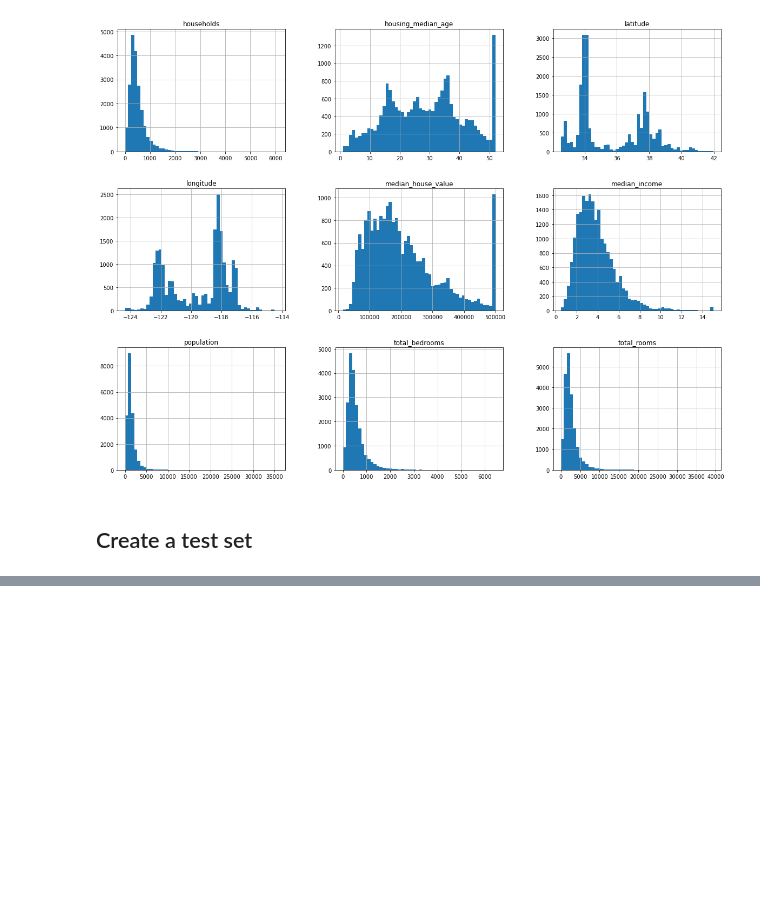
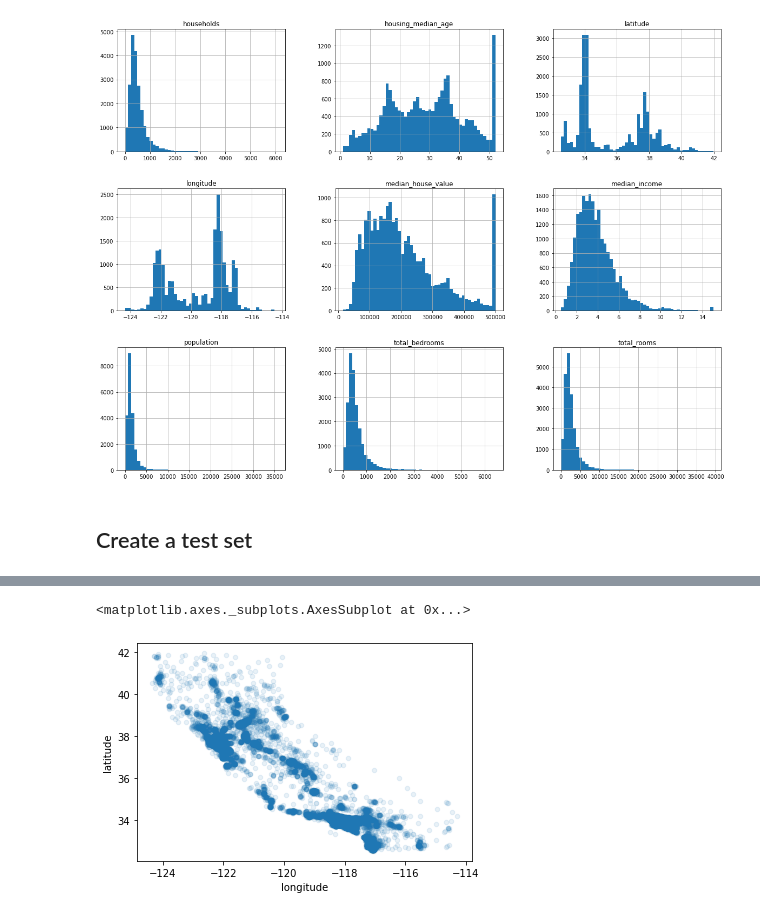
Before and after one commit to RenanNascimento/machine-learning, a Jupyter notebook: projects/housing-price/housing_price.ipynb, the cells around one changed output, grey strips where cells are left out. Cells and saved outputs as stored; diff of their text form; code cells hidden in the pictures; blank space fills up the shorter version.

```diff
--- a/projects/housing-price/housing_price.ipynb
+++ b/projects/housing-price/housing_price.ipynb
@@ -149,0 +253,7 @@ train_set, test_set = train_test_split(housing, test_size=0.2, random_state=42)
+# %%
+# Visualizing with alpha to show where there is a high density of data pints
+
+housing.plot(kind="scatter", x="longitude", y="latitude", alpha=0.1)
+# %% [output]
+<matplotlib.axes._subplots.AxesSubplot at 0x...>
+[figure, added]
```
Also changed, not shown: parts of 18 cells of this notebook.
